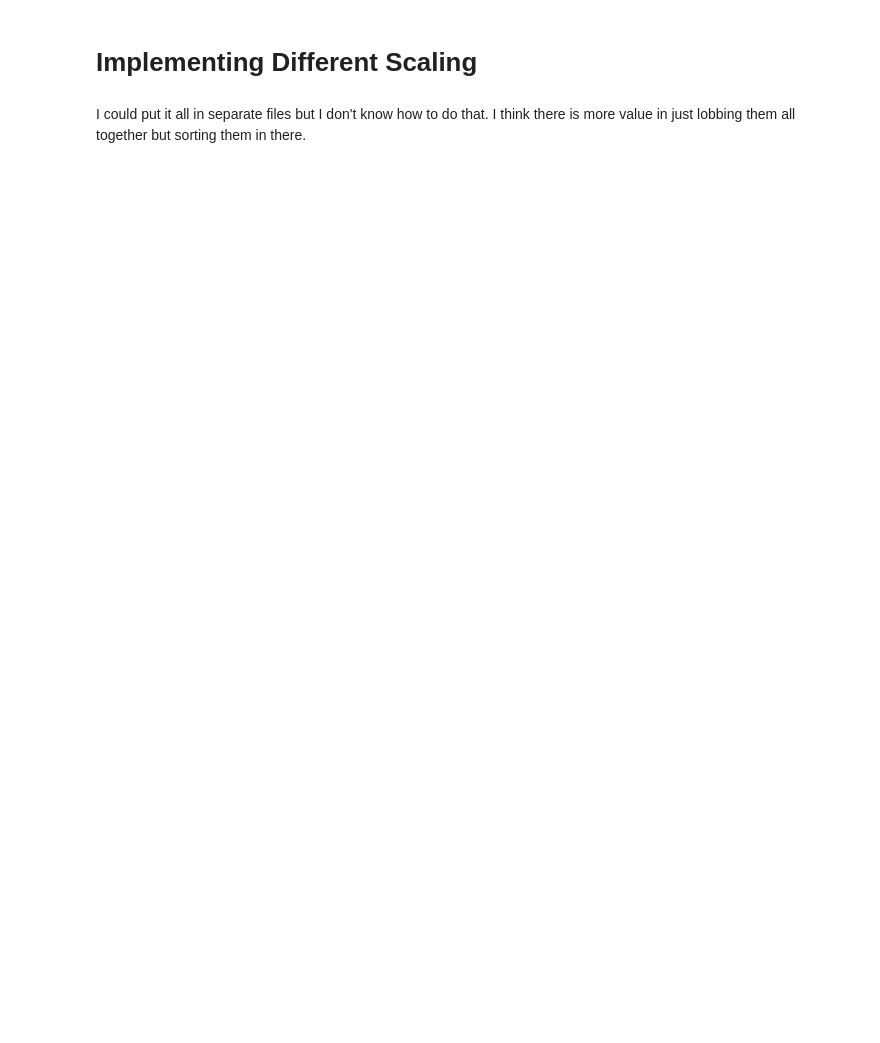
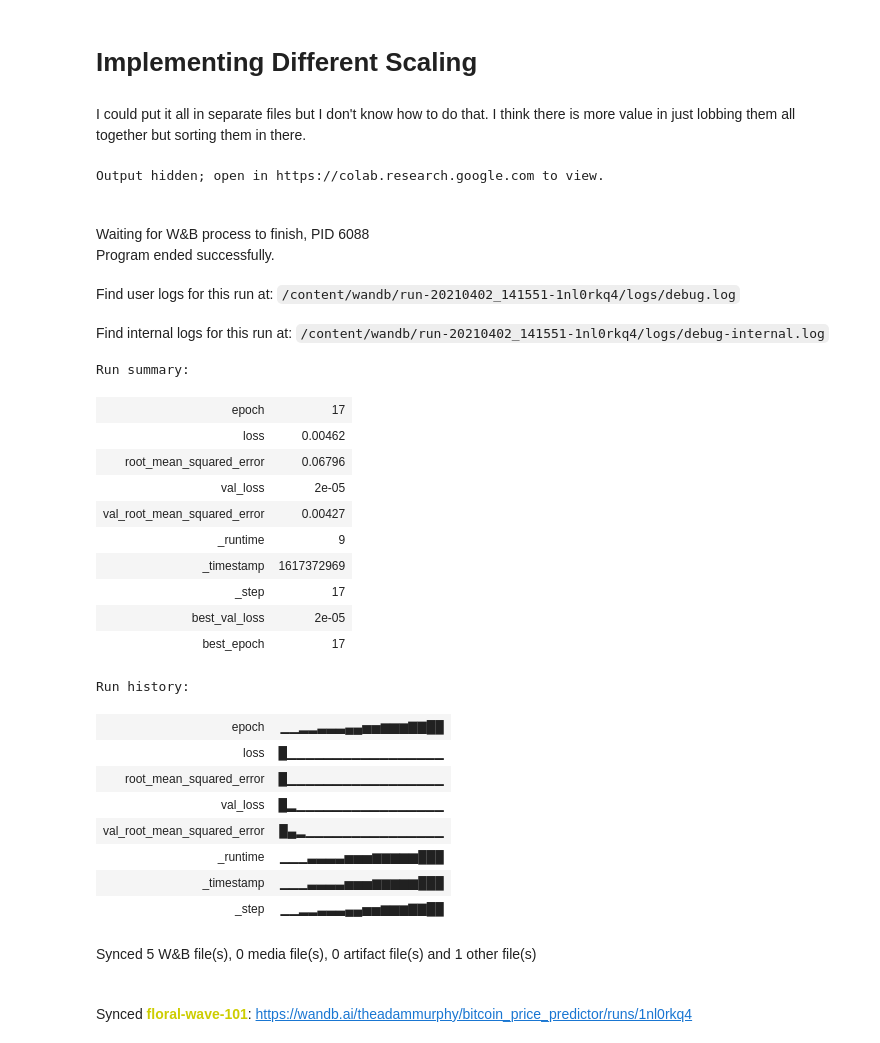
Before and after one commit to codeananda/bitcoin_price_predictor, a Jupyter notebook: price_predictor/keras_price_predictor.ipynb, the cells around one changed output. Cells and saved outputs as stored; diff of their text form; code cells hidden in the pictures; blank space fills up the shorter version.

Commit message:
Ran initial experiments with train_and_validate - got poor results, began debugging
Poor results include negative RMSE values and RMSE values that do not align with the plots of predictions vs actuals

```diff
--- a/price_predictor/keras_price_predictor.ipynb
+++ b/price_predictor/keras_price_predictor.ipynb
@@ -1693,3 +1705,68 @@ ValueError: ignored
 # Implementing Different Scaling
 # %% [markdown]
 I could put it all in separate files but I don't know how to do that. I think there is more value in just lobbing them all together but sorting them in there.
+# %%
+from helpers import train_and_validate
+
+for dataset in range(1, 3):
+    for i in range(10):
+        run = wandb.init(project='bitcoin_price_predictor',
+                        config={
+                            'dataset': dataset,
+                            # log, log_and_divide_a, log_and_range_a_b
+                            'scaler': 'log_and_range_0_1',
+                            'n_input': 168, # num lag observations
+                            'n_nodes': 300, # num nodes per lauyer
+                            'n_epochs': 150, # num training epochs
+                            'n_batch': 168 * 20, # batch size
+                            'num_layers': 3, # num layers used in MLP
+                            'model_type': 'MLP',
+                            'activation': 'relu',
+                            'loss': 'mse',
+                            # Model LR scheduler and optimizer
+                            'use_lr_scheduler': True,
+                            'lr_scheduler': 'InverseTimeDecay',
+                            'initial_lr': 0.1,
+                            'decay_steps': 1.0,
+                            'decay_rate': 0.5,
+                            'optimizer': 'adam',
+                            # Other
+                            'verbose': 2, # control verbosity of Keras fit
+                            'dropna': True # whether to drop missing values from data
+                                })
+        config = wandb.config # we use this to configure our experiment
+        if i >= 5:
+            config['scaler'] = 'log_and_range_-1_1'
+
+        history = train_and_validate(config, config.dataset)
+# %% [output]
+Output hidden; open in https://colab.research.google.com to view.
+# %%
+run.finish()
+# %% [output]
+Waiting for W&B process to finish, PID 6088
+Program ended successfully.
+Find user logs for this run at: /content/wandb/run-20210402_141551-1nl0rkq4/logs/debug.log
+Find internal logs for this run at: /content/wandb/run-20210402_141551-1nl0rkq4/logs/debug-internal.log
+Run summary:
+| epoch | 17 |
+| loss | 0.00462 |
+| root_mean_squared_error | 0.06796 |
+| val_loss | 2e-05 |
+| val_root_mean_squared_error | 0.00427 |
+| _runtime | 9 |
+| _timestamp | 1617372969 |
+| _step | 17 |
+| best_val_loss | 2e-05 |
+| best_epoch | 17 |
+Run history:
+| epoch | ▁▁▂▂▃▃▃▄▄▅▅▆▆▆▇▇██ |
+| loss | █▁▁▁▁▁▁▁▁▁▁▁▁▁▁▁▁▁ |
+| root_mean_squared_error | █▁▁▁▁▁▁▁▁▁▁▁▁▁▁▁▁▁ |
+| val_loss | █▂▁▁▁▁▁▁▁▁▁▁▁▁▁▁▁▁ |
+| val_root_mean_squared_error | █▄▂▁▁▁▁▁▁▁▁▁▁▁▁▁▁▁ |
+| _runtime | ▁▁▁▃▃▃▃▅▅▅▆▆▆▆▆███ |
+| _timestamp | ▁▁▁▃▃▃▃▅▅▅▆▆▆▆▆███ |
+| _step | ▁▁▂▂▃▃▃▄▄▅▅▆▆▆▇▇██ |
+Synced 5 W&B file(s), 0 media file(s), 0 artifact file(s) and 1 other file(s)
+Synced floral-wave-101: https://wandb.ai/theadammurphy/bitcoin_price_predictor/runs/1nl0rkq4
```
Also changed, not shown: parts of 3 cells of this notebook, 1 other file.
